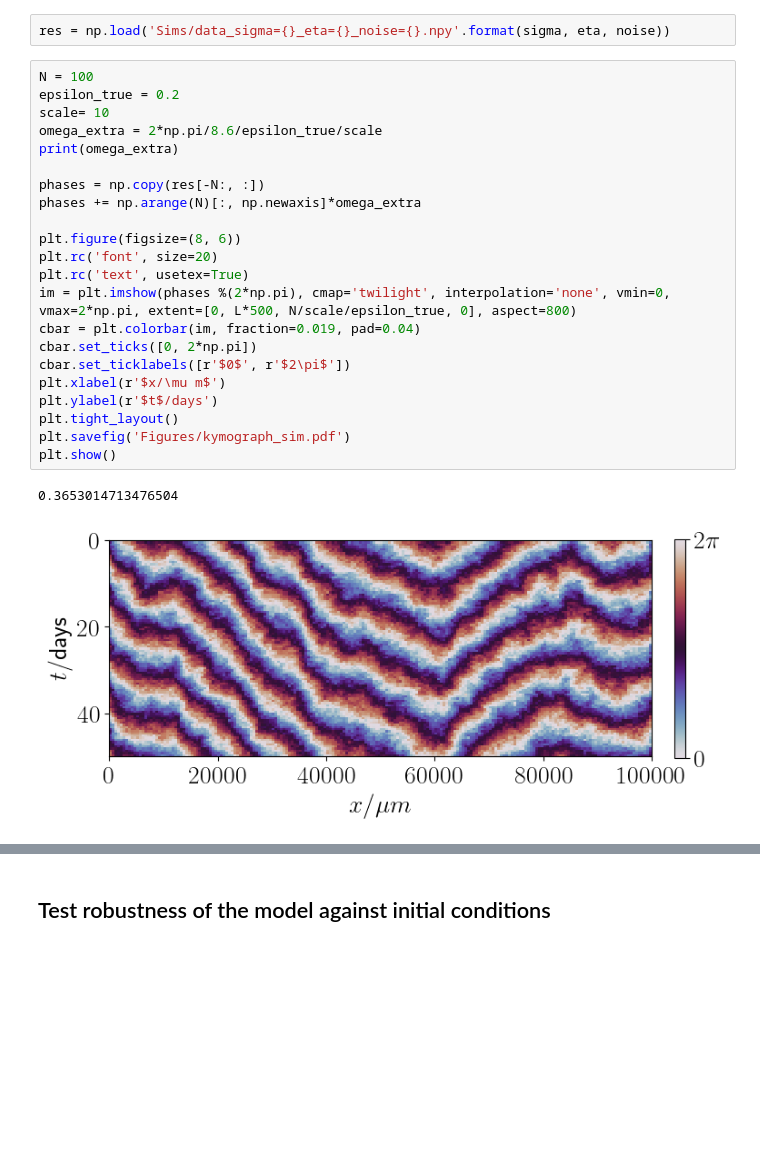
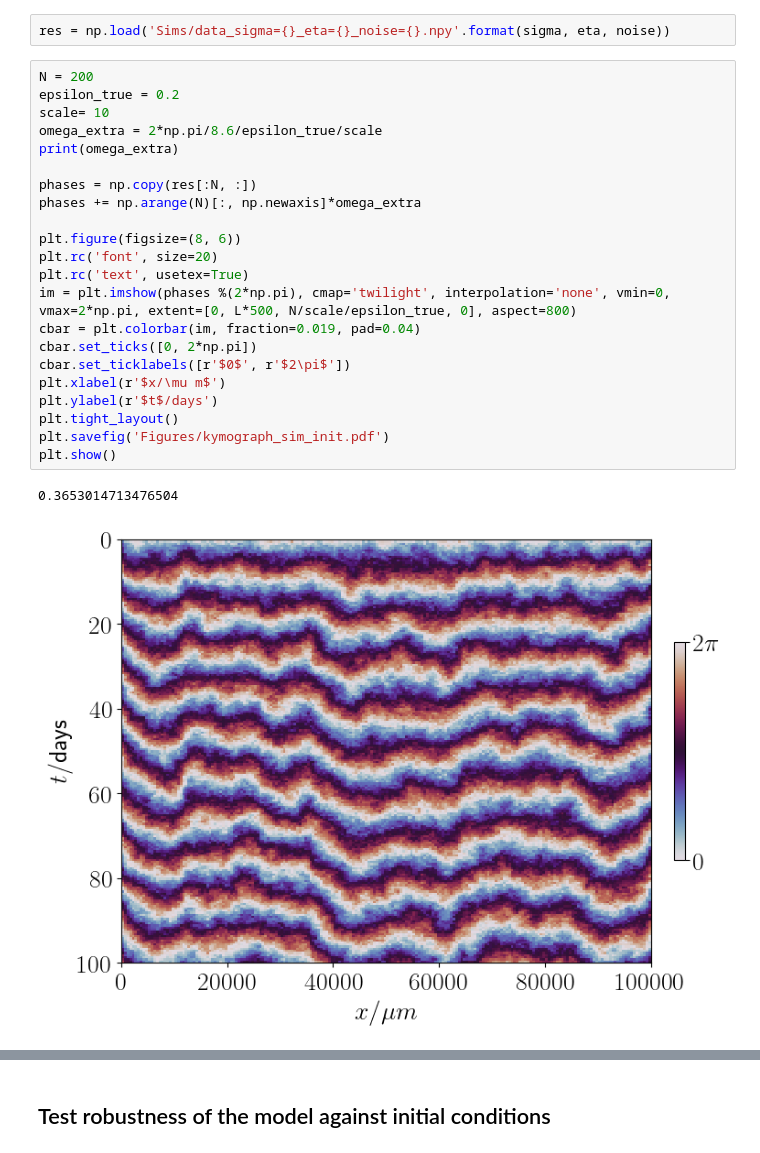
Before and after one commit to Irene-Li/kuramoto, a Jupyter notebook: kuramotoVF_sims.ipynb, the cells around one changed output, grey strips where cells are left out. Cells and saved outputs as stored; diff of their text form; blank space fills up the shorter version.

```diff
--- a/kuramotoVF_sims.ipynb
+++ b/kuramotoVF_sims.ipynb
@@ -39,27 +39,27 @@ res = model.res
 # %%
 res = np.load('Sims/data_sigma={}_eta={}_noise={}.npy'.format(sigma, eta, noise))
 # %%
-N = 100
+N = 200
 epsilon_true = 0.2
 scale= 10
 omega_extra = 2*np.pi/8.6/epsilon_true/scale
 print(omega_extra)
 
-phases = np.copy(res[-N:, :])
+phases = np.copy(res[:N, :])
 phases += np.arange(N)[:, np.newaxis]*omega_extra
 
 plt.figure(figsize=(8, 6))
 plt.rc('font', size=20)
 plt.rc('text', usetex=True)
 im = plt.imshow(phases %(2*np.pi), cmap='twilight', interpolation='none', vmin=0, vmax=2*np.pi, extent=[0, L*500, N/scale/epsilon_true, 0], aspect=800)
 cbar = plt.colorbar(im, fraction=0.019, pad=0.04)
 cbar.set_ticks([0, 2*np.pi])
 cbar.set_ticklabels([r'$0$', r'$2\pi$'])
 plt.xlabel(r'$x/\mu m$')
 plt.ylabel(r'$t$/days')
 plt.tight_layout()
-plt.savefig('Figures/kymograph_sim.pdf')
+plt.savefig('Figures/kymograph_sim_init.pdf')
 plt.show()
 # %% [output]
 0.3653014713476504
-[figure, old version]
+[figure, new version]
```
Also changed, not shown: parts of 6 cells of this notebook, 8 other files.
